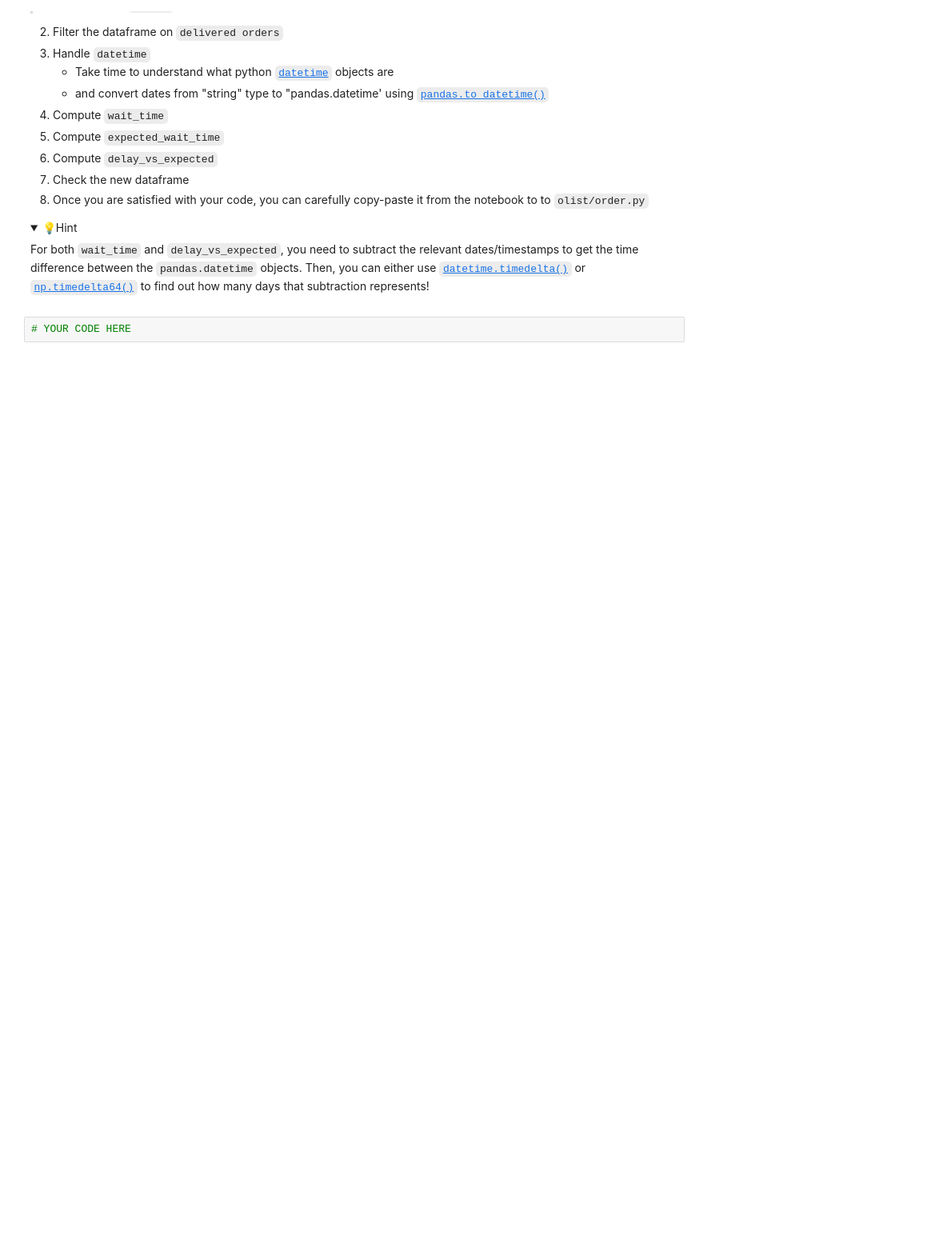
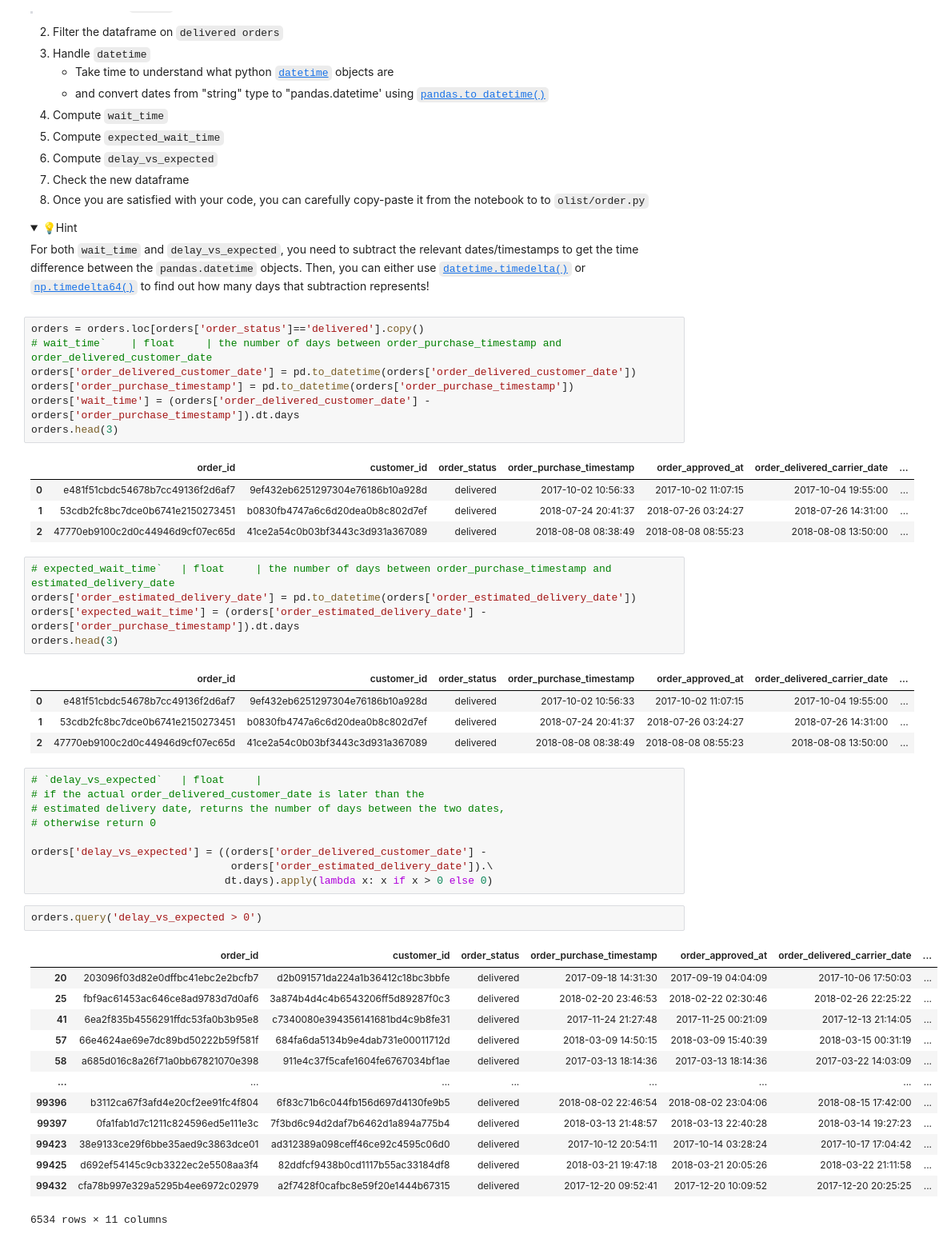
Before and after one commit to tanushrin/data-orders, a Jupyter notebook: orders.ipynb, the cells around one changed output. Shown at 80% size. Drawn from its saved outputs; the diff is of its cells as text; folded sections open; blank space fills up the shorter version.

```diff
--- a/orders.ipynb
+++ b/orders.ipynb
@@ -105,5 +110,50 @@ assert(orders.shape == (99441, 8))
 For both `wait_time` and `delay_vs_expected`, you need to subtract the relevant dates/timestamps to get the time difference between the `pandas.datetime` objects. Then, you can either use [`datetime.timedelta()`](https://docs.python.org/3/library/datetime.html#timedelta-objects) or [`np.timedelta64()`](https://numpy.org/doc/stable/reference/arrays.datetime.html#datetime-and-timedelta-arithmetic) to find out how many days that subtraction represents!
 
 </details>
-# %%
-# YOUR CODE HERE
+# %%
+orders = orders.loc[orders['order_status']=='delivered'].copy()
+# wait_time` 	| float 	| the number of days between order_purchase_timestamp and order_delivered_customer_date
+orders['order_delivered_customer_date'] = pd.to_datetime(orders['order_delivered_customer_date'])
+orders['order_purchase_timestamp'] = pd.to_datetime(orders['order_purchase_timestamp'])
+orders['wait_time'] = (orders['order_delivered_customer_date'] - orders['order_purchase_timestamp']).dt.days
+orders.head(3)
+# %% [output]
+|  | order_id | customer_id | order_status | order_purchase_timestamp | order_approved_at | order_delivered_carrier_date | ... |
+| 0 | e481f51cbdc54678b7cc49136f2d6af7 | 9ef432eb6251297304e76186b10a928d | delivered | 2017-10-02 10:56:33 | 2017-10-02 11:07:15 | 2017-10-04 19:55:00 | ... |
+| 1 | 53cdb2fc8bc7dce0b6741e2150273451 | b0830fb4747a6c6d20dea0b8c802d7ef | delivered | 2018-07-24 20:41:37 | 2018-07-26 03:24:27 | 2018-07-26 14:31:00 | ... |
+| 2 | 47770eb9100c2d0c44946d9cf07ec65d | 41ce2a54c0b03bf3443c3d931a367089 | delivered | 2018-08-08 08:38:49 | 2018-08-08 08:55:23 | 2018-08-08 13:50:00 | ... |
+# %%
+# expected_wait_time` 	| float 	| the number of days between order_purchase_timestamp and estimated_delivery_date
+orders['order_estimated_delivery_date'] = pd.to_datetime(orders['order_estimated_delivery_date'])
+orders['expected_wait_time'] = (orders['order_estimated_delivery_date'] - orders['order_purchase_timestamp']).dt.days
+orders.head(3)
+# %% [output]
+|  | order_id | customer_id | order_status | order_purchase_timestamp | order_approved_at | order_delivered_carrier_date | ... |
+| 0 | e481f51cbdc54678b7cc49136f2d6af7 | 9ef432eb6251297304e76186b10a928d | delivered | 2017-10-02 10:56:33 | 2017-10-02 11:07:15 | 2017-10-04 19:55:00 | ... |
+| 1 | 53cdb2fc8bc7dce0b6741e2150273451 | b0830fb4747a6c6d20dea0b8c802d7ef | delivered | 2018-07-24 20:41:37 | 2018-07-26 03:24:27 | 2018-07-26 14:31:00 | ... |
+| 2 | 47770eb9100c2d0c44946d9cf07ec65d | 41ce2a54c0b03bf3443c3d931a367089 | delivered | 2018-08-08 08:38:49 | 2018-08-08 08:55:23 | 2018-08-08 13:50:00 | ... |
+# %%
+# `delay_vs_expected` 	| float 	|
+# if the actual order_delivered_customer_date is later than the
+# estimated delivery date, returns the number of days between the two dates,
+# otherwise return 0
+
+orders['delay_vs_expected'] = ((orders['order_delivered_customer_date'] -
+                                orders['order_estimated_delivery_date']).\
+                               dt.days).apply(lambda x: x if x > 0 else 0)
+# %%
+orders.query('delay_vs_expected > 0')
+# %% [output]
+|  | order_id | customer_id | order_status | order_purchase_timestamp | order_approved_at | order_delivered_carrier_date | ... |
+| 20 | 203096f03d82e0dffbc41ebc2e2bcfb7 | d2b091571da224a1b36412c18bc3bbfe | delivered | 2017-09-18 14:31:30 | 2017-09-19 04:04:09 | 2017-10-06 17:50:03 | ... |
+| 25 | fbf9ac61453ac646ce8ad9783d7d0af6 | 3a874b4d4c4b6543206ff5d89287f0c3 | delivered | 2018-02-20 23:46:53 | 2018-02-22 02:30:46 | 2018-02-26 22:25:22 | ... |
+| 41 | 6ea2f835b4556291ffdc53fa0b3b95e8 | c7340080e394356141681bd4c9b8fe31 | delivered | 2017-11-24 21:27:48 | 2017-11-25 00:21:09 | 2017-12-13 21:14:05 | ... |
+| 57 | 66e4624ae69e7dc89bd50222b59f581f | 684fa6da5134b9e4dab731e00011712d | delivered | 2018-03-09 14:50:15 | 2018-03-09 15:40:39 | 2018-03-15 00:31:19 | ... |
+| 58 | a685d016c8a26f71a0bb67821070e398 | 911e4c37f5cafe1604fe6767034bf1ae | delivered | 2017-03-13 18:14:36 | 2017-03-13 18:14:36 | 2017-03-22 14:03:09 | ... |
+| ... | ... | ... | ... | ... | ... | ... | ... |
+| 99396 | b3112ca67f3afd4e20cf2ee91fc4f804 | 6f83c71b6c044fb156d697d4130fe9b5 | delivered | 2018-08-02 22:46:54 | 2018-08-02 23:04:06 | 2018-08-15 17:42:00 | ... |
+| 99397 | 0fa1fab1d7c1211c824596ed5e111e3c | 7f3bd6c94d2daf7b6462d1a894a775b4 | delivered | 2018-03-13 21:48:57 | 2018-03-13 22:40:28 | 2018-03-14 19:27:23 | ... |
+| 99423 | 38e9133ce29f6bbe35aed9c3863dce01 | ad312389a098ceff46ce92c4595c06d0 | delivered | 2017-10-12 20:54:11 | 2017-10-14 03:28:24 | 2017-10-17 17:04:42 | ... |
+| 99425 | d692ef54145c9cb3322ec2e5508aa3f4 | 82ddfcf9438b0cd1117b55ac33184df8 | delivered | 2018-03-21 19:47:18 | 2018-03-21 20:05:26 | 2018-03-22 21:11:58 | ... |
+| 99432 | cfa78b997e329a5295b4ee6972c02979 | a2f7428f0cafbc8e59f20e1444b67315 | delivered | 2017-12-20 09:52:41 | 2017-12-20 10:09:52 | 2017-12-20 20:25:25 | ... |
+6534 rows × 11 columns
```
Also changed, not shown: parts of 30 cells of this notebook, 1 other file.
